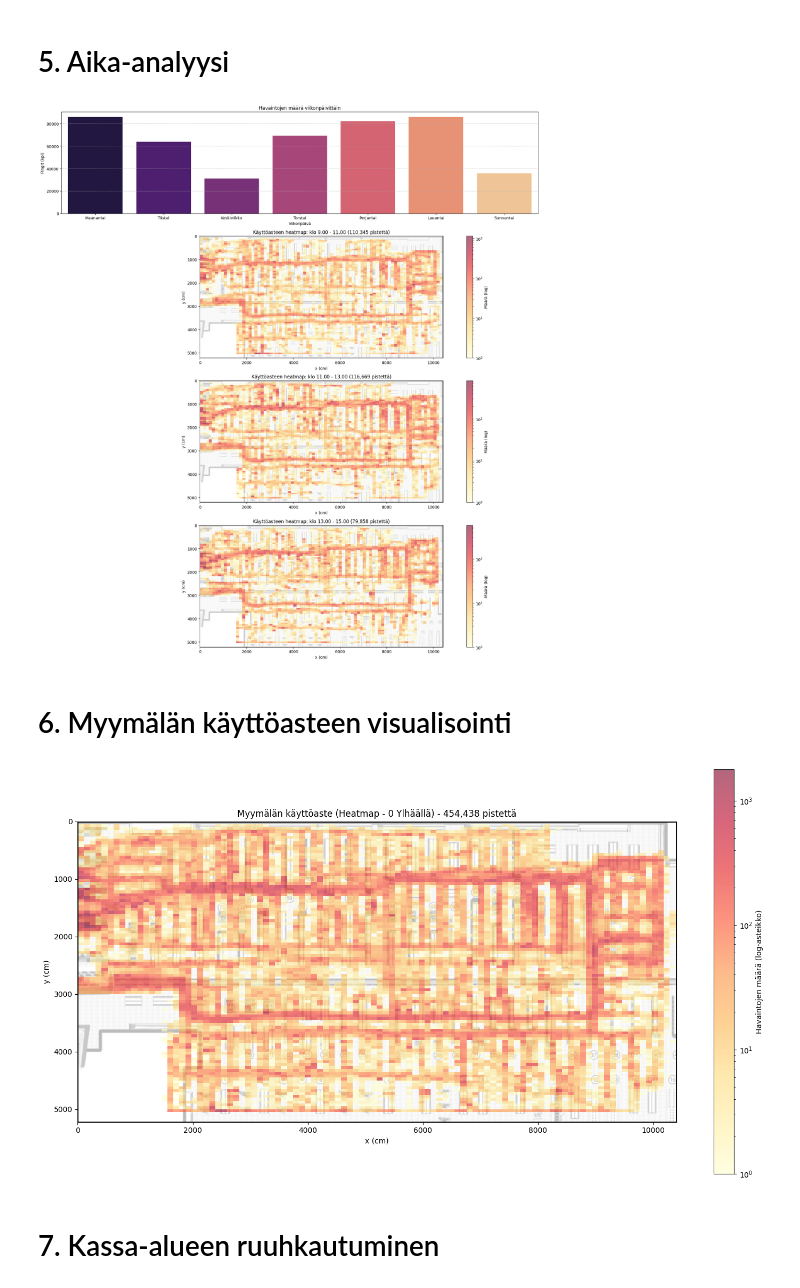
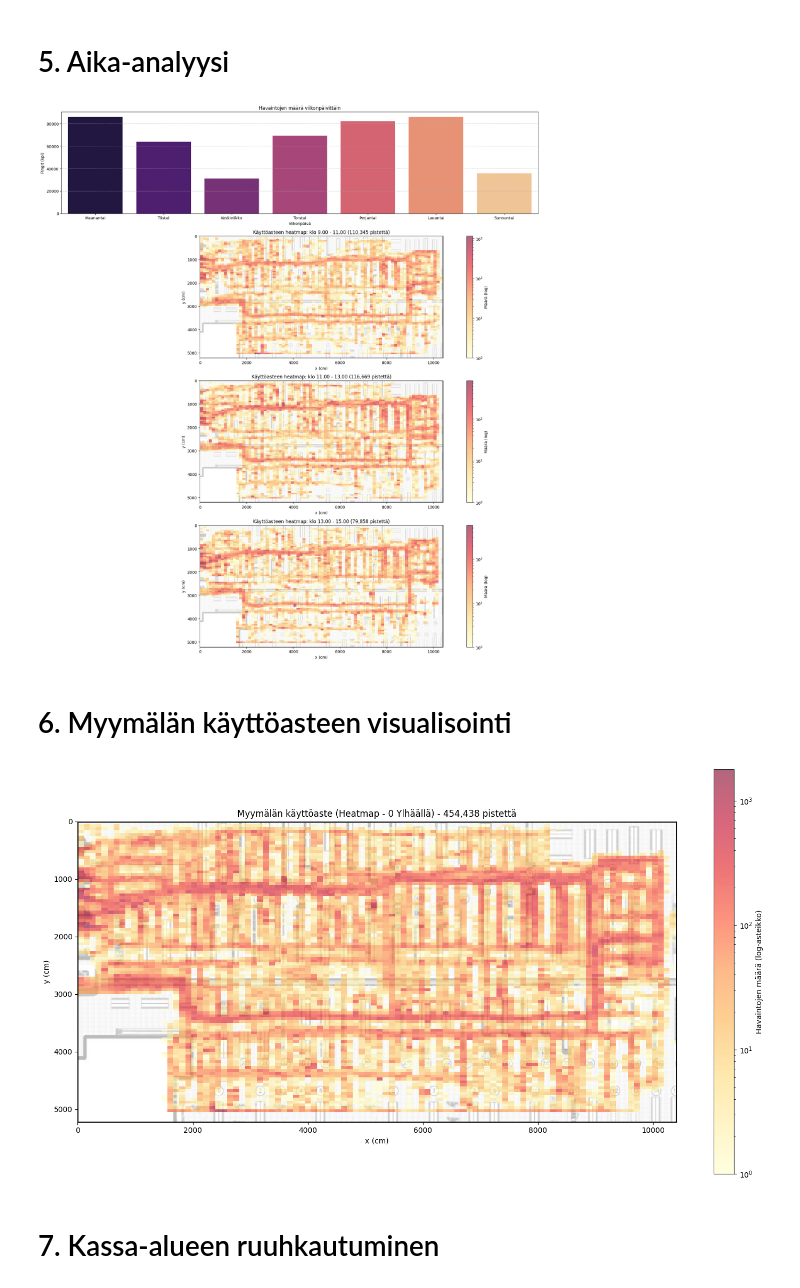
Before and after one commit to Papacker/shopping-cart-analytics, a Jupyter notebook: notebooks/etl_puhdistus.ipynb, the cells around one changed output. Saved outputs shown, nothing was run; the diff lists cells and outputs as text; code cells hidden in the pictures.

Commit message:
kuvatiedoston sijainti korjattu ipynb-tiedostoissa, koska karttakuva siirrettiin images-kansioon. Tämä aiheutti erroreita analyyseissa

```diff
--- a/notebooks/etl_puhdistus.ipynb
+++ b/notebooks/etl_puhdistus.ipynb
@@ -18,8 +18,8 @@ img_path = 'kauppa.jpg'
 
 file_path = '../data/raw/node_52535.csv'
 
-# kauppa.jpg on suoraan projektin juuressa
-img_path = '../kauppa.jpg'
+# kauppa.jpg on images-kansiossa
+img_path = '../images/kauppa.jpg'
 
 # Ladataan CSV-data
 if os.path.exists(file_path):
@@ -255,7 +255,7 @@ ax1.grid(axis='y', linestyle='--', alpha=0.7)
 def add_heatmap_to_ax(ax, data, title):
     try:
         # Varmista, että polku kuvaan on oikein ympäristössäsi!
-        img = Image.open('../kauppa.jpg')
+        img = Image.open('../images/kauppa.jpg')
         ax.imshow(img, extent=EXT, aspect='equal', alpha=0.4)
     except FileNotFoundError:
         print("⚠️ Varoitus: kauppa.jpg taustakuvaa ei löytynyt, piirretään pelkkä data.")
@@ -283,7 +283,7 @@ for i, (start_h, end_h) in enumerate(time_slots):
 plt.tight_layout()
 plt.show()
 # %% [output]
-[figure, old version]
+[figure, new version]
 # %% [markdown]
 # 6. Myymälän käyttöasteen visualisointi
 # %%
@@ -296,38 +296,38 @@ def plot_heatmap(df, bins=60, use_log=True):
 
     # Ladataan taustakuva (POLKU KORJATTU)
     try:
-        img = Image.open('../kauppa.jpg')
+        img = Image.open('../images/kauppa.jpg')
         ax.imshow(img, extent=EXT, aspect='equal', alpha=0.5)
     except Exception as e:
         print(f"Taustakuvaa ei voitu ladata: {e}")
 
     # Jos heatmap on 'tasapaksu', logaritminen asteikko auttaa näkemään erot
     norm = LogNorm() if use_log else None
 
     # Luodaan 2D-histogrammi
     h = ax.hist2d(df['x'], df['y'], bins=bins, cmap='YlOrRd',
                   alpha=0.6, cmin=1, norm=norm)
 
     # Lisätään väripalkki
     plt.colorbar(h[3], ax=ax, label='Havaintojen määrä (log-asteikko)' if use_log else 'Määrä')
 
     # Piirretään myymälän rajat
     ax.plot([0, X_MAX, X_MAX, 0, 0], [0, 0, Y_MAX, Y_MAX, 0], color='black', lw=2)
 
     # Palautetaan X alkuperäiseksi (0 vasemmalla) ja pidetään Y käännettynä (0 ylhäällä)
     ax.set_xlim(0, X_MAX)
     ax.set_ylim(Y_MAX, 0)
 
     plt.title(f"Myymälän käyttöaste (Heatmap - 0 Ylhäällä) - {len(df):,} pistettä")
     plt.xlabel("x (cm)")
     plt.ylabel("y (cm)")
     plt.tight_layout()
     plt.show()
 
 # Piirretään heatmap
 plot_heatmap(df_final, bins=100, use_log=True)
 # %% [output]
-[figure, old version]
+[figure, new version]
 # %% [markdown]
 # 7. Kassa-alueen ruuhkautuminen
 # %%
```
Also changed, not shown: parts of 1 cell of this notebook, 3 other files.
